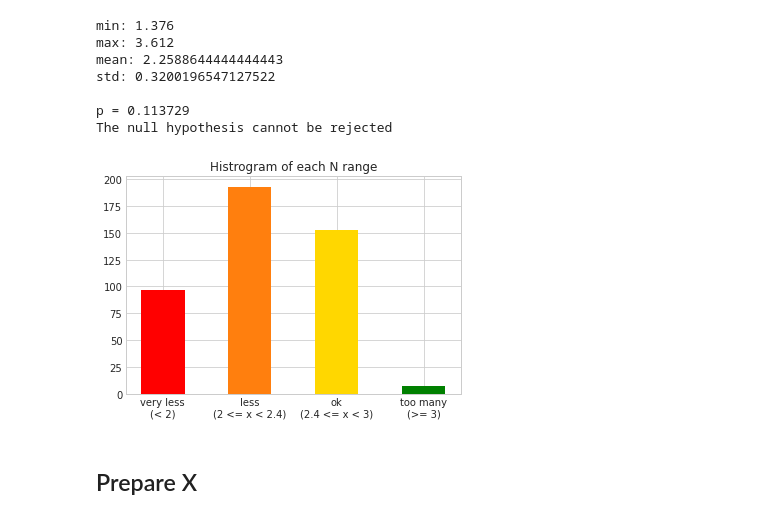
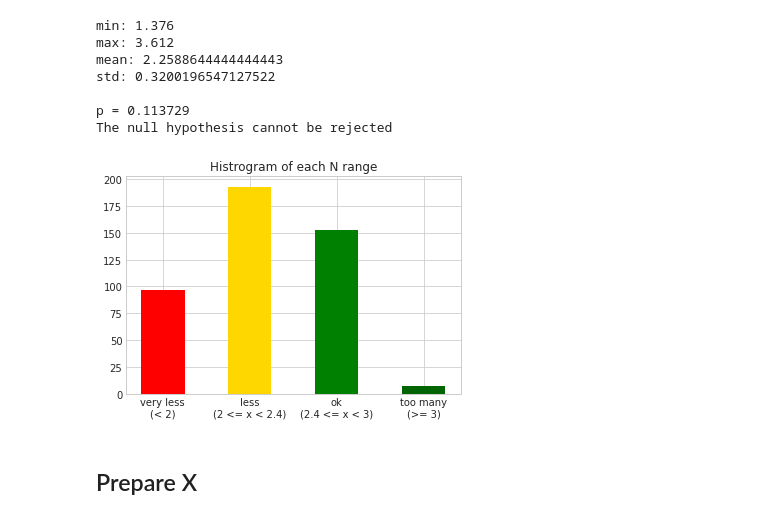
Before and after one commit to akraradets/DOAPalmNutrient, a Jupyter notebook: 0-prepare.ipynb, the cells around one changed output. Saved outputs shown, nothing was run; the diff lists cells and outputs as text; code cells hidden in the pictures.

```diff
--- a/0-prepare.ipynb
+++ b/0-prepare.ipynb
@@ -40,11 +40,11 @@ The null hypothesis cannot be rejected
 # %%
 counts, bins = np.histogram(df['N'], bins=n_range)
 # print(counts,bins)
-plt.bar(np.arange(len(counts)), counts, tick_label=['very less\n(< 2)','less\n(2 <= x < 2.4)','ok\n(2.4 <= x < 3)','too many\n(>= 3)']  ,width=0.5,color=['r','tab:orange','gold','g'])
+plt.bar(np.arange(len(counts)), counts, tick_label=['very less\n(< 2)','less\n(2 <= x < 2.4)','ok\n(2.4 <= x < 3)','too many\n(>= 3)']  ,width=0.5,color=['r','gold','g','darkgreen'])
 plt.title('Histrogram of each N range')
 plt.show()
 # %% [output]
-[figure, old version]
+[figure, new version]
 # %% [markdown]
 ## Prepare X
 # %%
```
Also changed, not shown: parts of 1 cell of this notebook.
